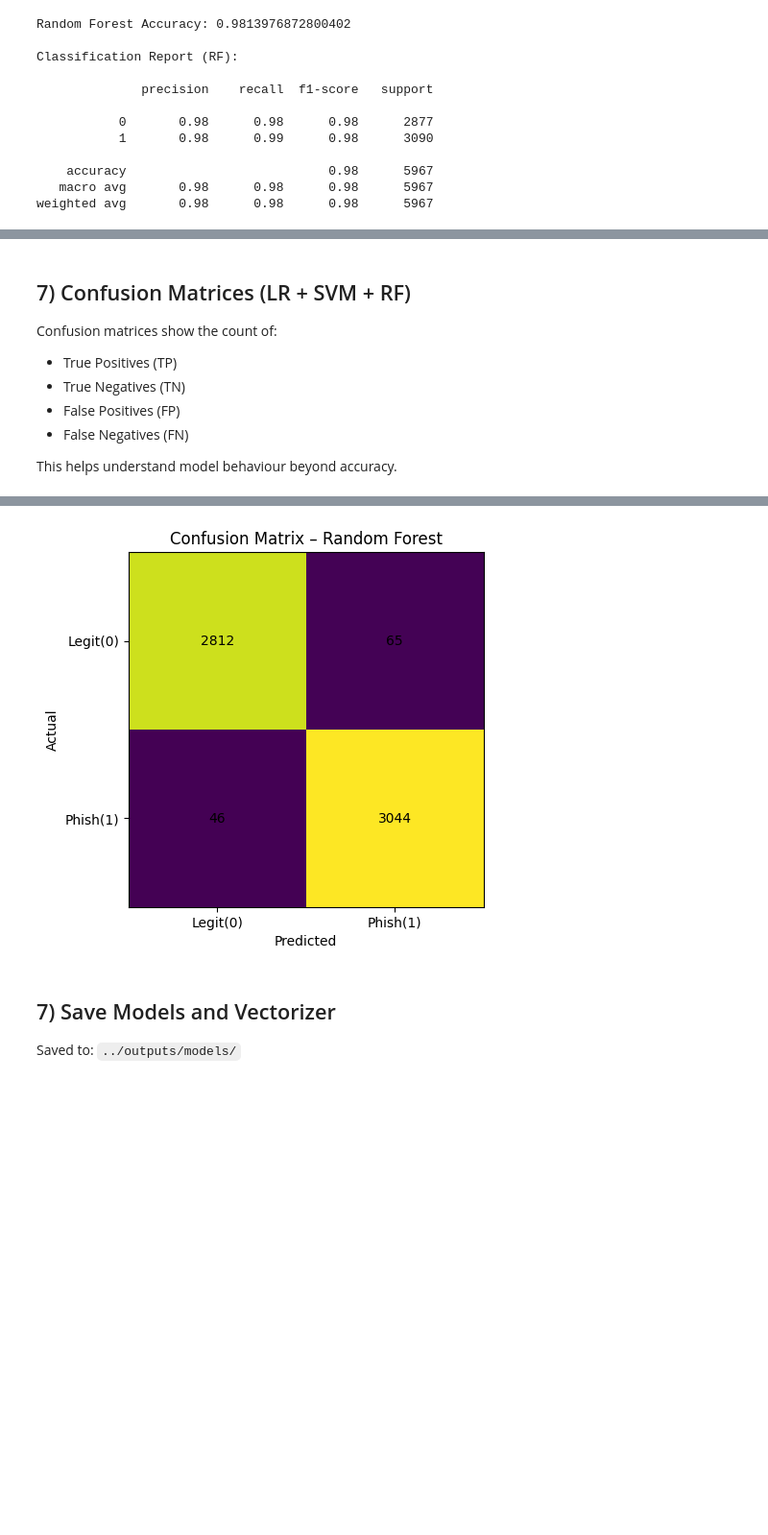
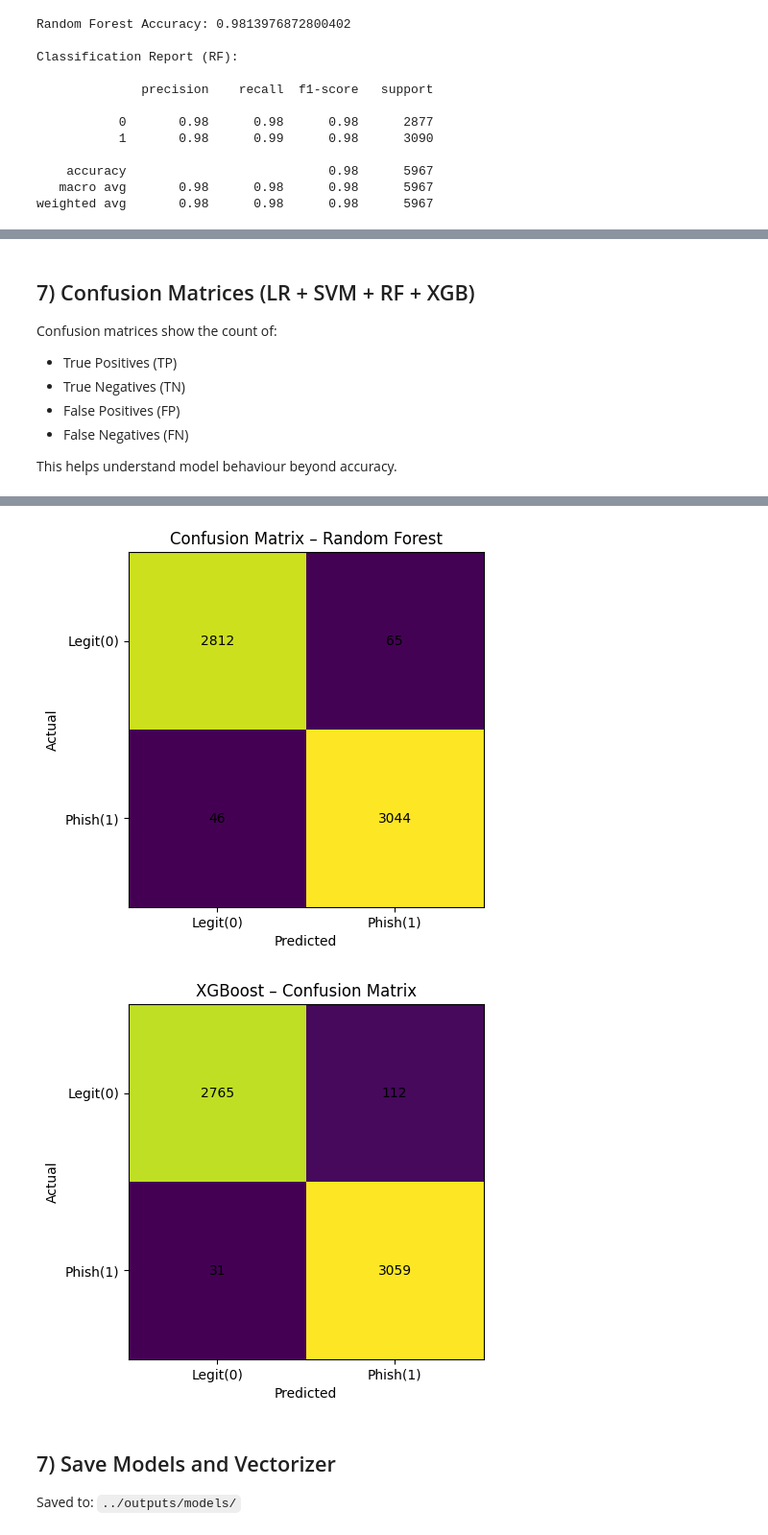
Before and after one commit to bibekkumar323/Phishing-Detector, a Jupyter notebook: notebooks/02_phase_1_baseline_model.ipynb, the cells around one changed output, grey strips where cells are left out. Shown at 96% size. Saved outputs shown, nothing was run; the diff lists cells and outputs as text; code cells hidden in the pictures; blank space fills up the shorter version.

```diff
--- a/notebooks/02_phase-1_baseline_model.ipynb
+++ b/notebooks/02_phase_1_baseline_model.ipynb
@@ -190,5 +238,5 @@ weighted avg       0.98      0.98      0.98      5967
 # %% [markdown]
-## 7) Confusion Matrices (LR + SVM + RF)
+## 7) Confusion Matrices (LR + SVM + RF + XGB)
 
 Confusion matrices show the count of:
 - True Positives (TP)
@@ -200,24 +248,26 @@ This helps understand model behaviour beyond accuracy.
 # %%
 def plot_conf_matrix(y_true, y_pred, title):
     cm = confusion_matrix(y_true, y_pred)
     plt.figure()
     plt.imshow(cm)
     plt.title(title)
     plt.xlabel("Predicted")
     plt.ylabel("Actual")
     plt.xticks([0, 1], ["Legit(0)", "Phish(1)"])
     plt.yticks([0, 1], ["Legit(0)", "Phish(1)"])
     for (i, j), val in zip([(0,0),(0,1),(1,0),(1,1)], cm.flatten()):
         plt.text(j, i, str(val), ha='center', va='center')
     plt.show()
 
 plot_conf_matrix(y_test, y_pred_lr, "Confusion Matrix – Logistic Regression")
 plot_conf_matrix(y_test, y_pred_svm, "Confusion Matrix – Linear SVM")
 plot_conf_matrix(y_test, y_pred_rf, "Confusion Matrix – Random Forest")
+plot_conf_matrix(y_test, y_pred_xgb, "XGBoost – Confusion Matrix")
 # %% [output]
 [figure]
 [figure]
 [figure]
+[figure, added]
 # %% [markdown]
 ## 7) Save Models and Vectorizer
 
```
Also changed, not shown: parts of 9 cells of this notebook, 2 other files.
